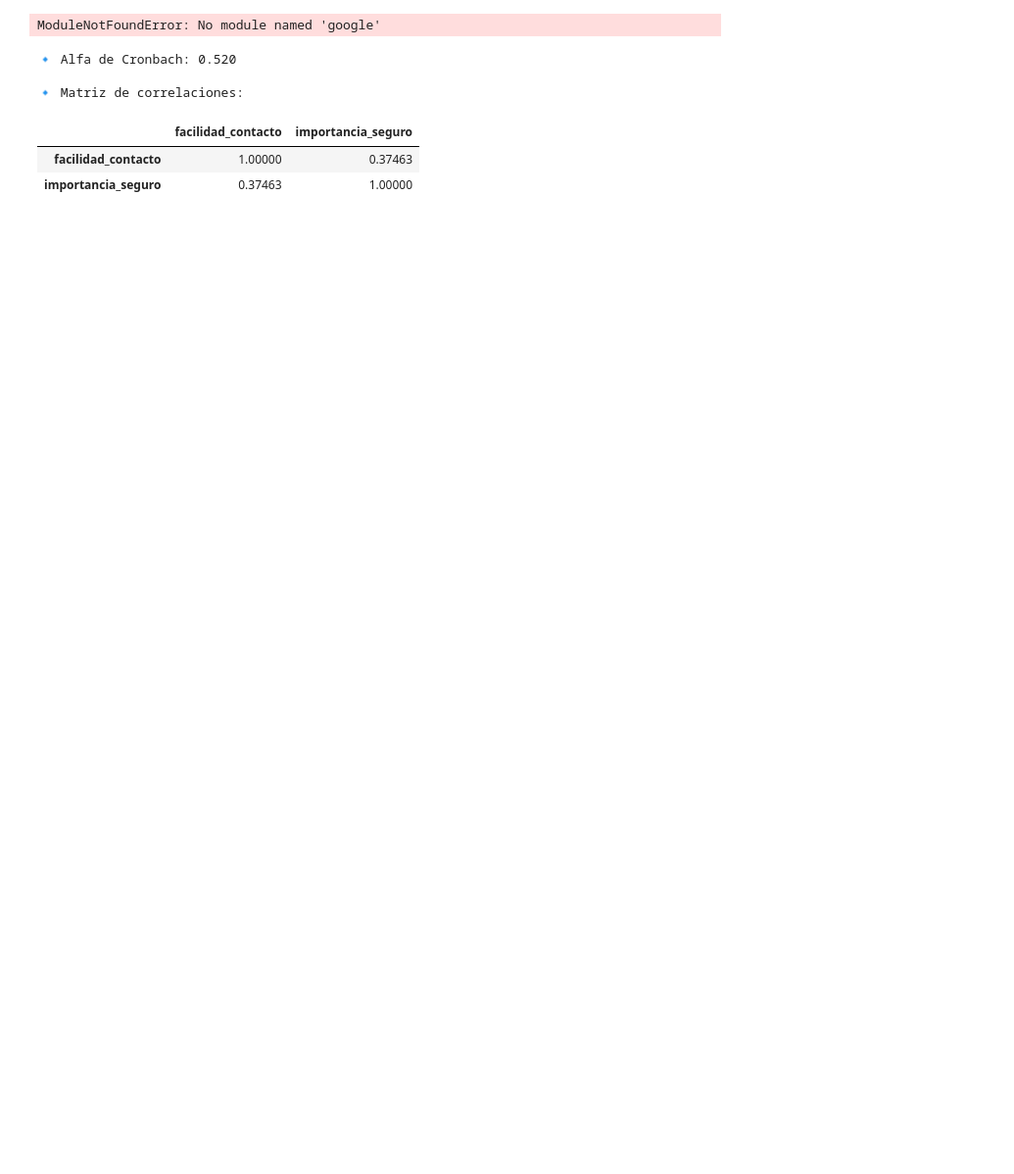
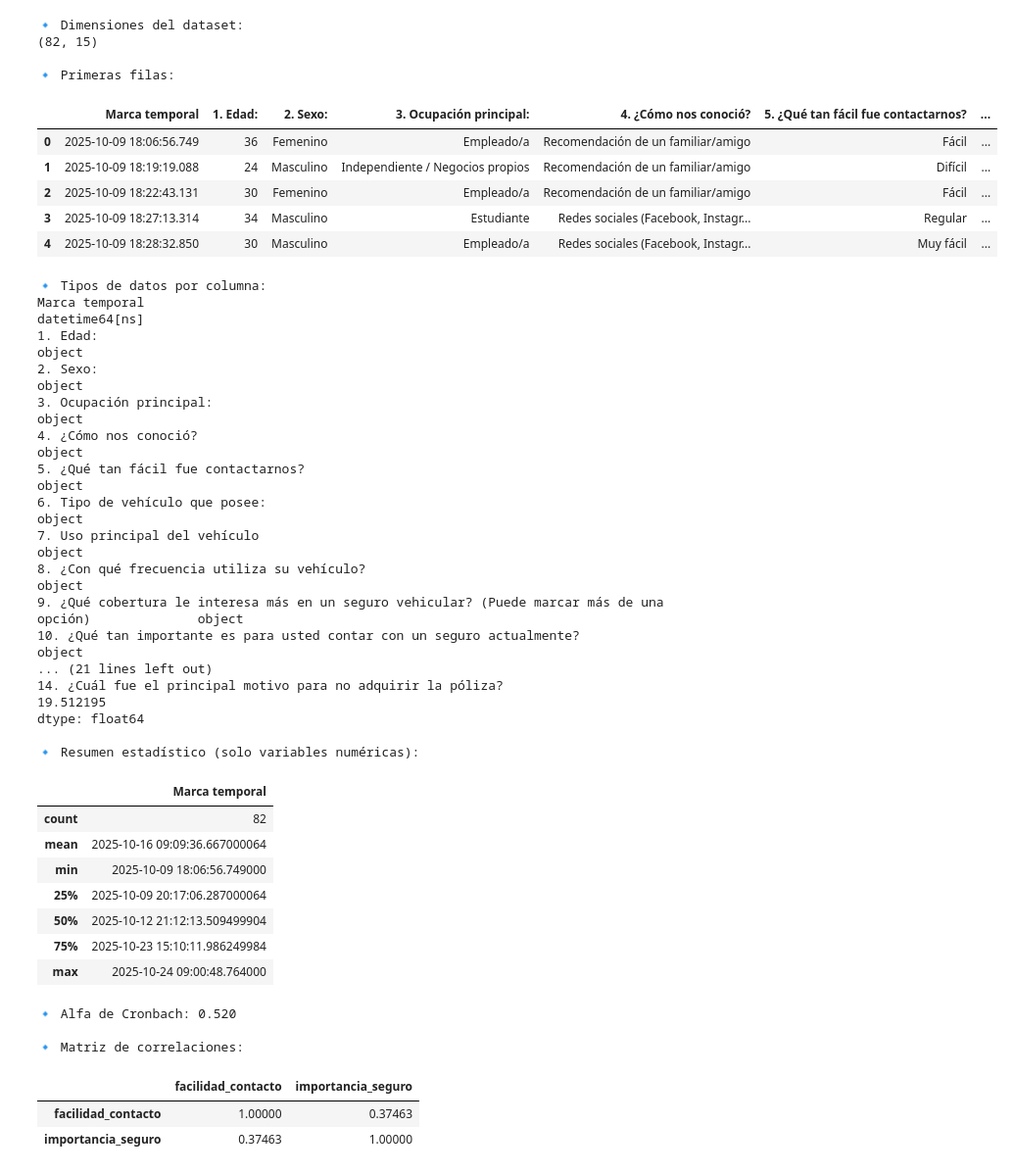
Before and after one commit to steph-d989/IDL3_CARDENAS_DAMIANI_FALCON_MANZANARES_MEDINA, a Jupyter notebook: SEGUROS_CODIFICADO.ipynb, the cells around one changed output. Shown at 98% size. Drawn from its saved outputs; the diff is of its cells as text; code cells hidden in the pictures; blank space fills up the shorter version.

Commit message:
Codificacion respuestas

```diff
--- a/SEGUROS_CODIFICADO.ipynb
+++ b/SEGUROS_CODIFICADO.ipynb
@@ -1,32 +1,65 @@
 # %%
 # --- ANÁLISIS DE ESTRUCTURA DEL FORMULARIO DE SEGURO VEHICULAR ---
 
 import pandas as pd
+import os
+os.getcwd()
 
-# Subir el archivo desde tu equipo (si no está ya en Colab)
-from google.colab import files
-uploaded = files.upload()
 
 # Cargar el archivo Excel (ajusta el nombre si difiere)
-df = pd.read_excel("SEGUROS(respuestas).xlsx")
+df = pd.read_excel("data/SEGUROS (respuestas).xlsx")
 
 # Mostrar información básica
 print("🔹 Dimensiones del dataset:")
 print(df.shape)
 
 print("\n🔹 Primeras filas:")
 display(df.head())
 
 print("\n🔹 Tipos de datos por columna:")
 print(df.dtypes)
 
 print("\n🔹 Porcentaje de valores nulos por variable:")
 print(df.isnull().mean() * 100)
 
 print("\n🔹 Resumen estadístico (solo variables numéricas):")
 display(df.describe())
 # %% [output]
-ModuleNotFoundError: No module named 'google'
+🔹 Dimensiones del dataset:
+(82, 15)
+
+🔹 Primeras filas:
+|  | Marca temporal | 1. Edad: | 2. Sexo: | 3. Ocupación principal: | 4. ¿Cómo nos conoció? | 5. ¿Qué tan fácil fue contactarnos? | ... |
+| 0 | 2025-10-09 18:06:56.749 | 36 | Femenino | Empleado/a | Recomendación de un familiar/amigo | Fácil | ... |
+| 1 | 2025-10-09 18:19:19.088 | 24 | Masculino | Independiente / Negocios propios | Recomendación de un familiar/amigo | Difícil | ... |
+| 2 | 2025-10-09 18:22:43.131 | 30 | Femenino | Empleado/a | Recomendación de un familiar/amigo | Fácil | ... |
+| 3 | 2025-10-09 18:27:13.314 | 34 | Masculino | Estudiante | Redes sociales (Facebook, Instagr... | Regular | ... |
+| 4 | 2025-10-09 18:28:32.850 | 30 | Masculino | Empleado/a | Redes sociales (Facebook, Instagr... | Muy fácil | ... |
+🔹 Tipos de datos por columna:
+Marca temporal                                                                                  datetime64[ns]
+1. Edad:                                                                                                object
+2. Sexo:                                                                                                object
+3. Ocupación principal:                                                                                 object
+4. ¿Cómo nos conoció?                                                                                   object
+5. ¿Qué tan fácil fue contactarnos?                                                                     object
+6. Tipo de vehículo que posee:                                                                          object
+7. Uso principal del vehículo                                                                           object
+8. ¿Con qué frecuencia utiliza su vehículo?                                                             object
+9. ¿Qué cobertura le interesa más en un seguro vehicular? (Puede marcar más de una opción)              object
+10. ¿Qué tan importante es para usted contar con un seguro actualmente?                                 object
+... (21 lines left out)
+14. ¿Cuál fue el principal motivo para no adquirir la póliza?                                   19.512195
+dtype: float64
+
+🔹 Resumen estadístico (solo variables numéricas):
+|  | Marca temporal |
+| count | 82 |
+| mean | 2025-10-16 09:09:36.667000064 |
+| min | 2025-10-09 18:06:56.749000 |
+| 25% | 2025-10-09 20:17:06.287000064 |
+| 50% | 2025-10-12 21:12:13.509499904 |
+| 75% | 2025-10-23 15:10:11.986249984 |
+| max | 2025-10-24 09:00:48.764000 |
 # %%
 # --- VALIDACIÓN Y CONFIABILIDAD DEL CUESTIONARIO ---
 
```
Also changed, not shown: parts of 1 cell of this notebook, 5 other files.
